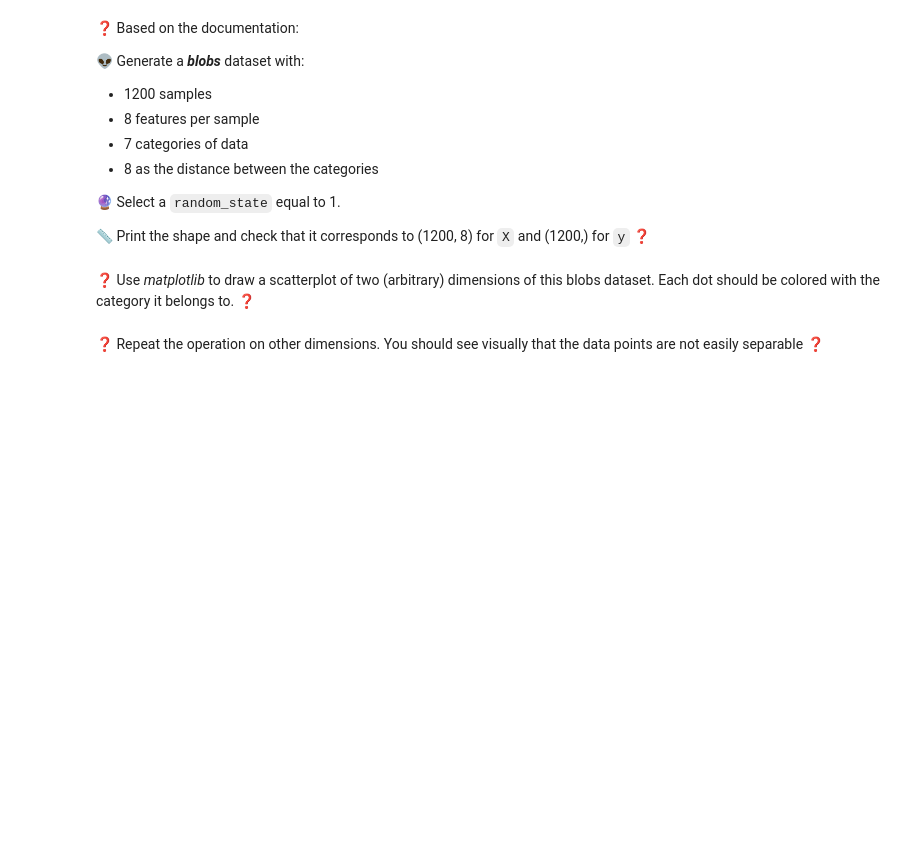
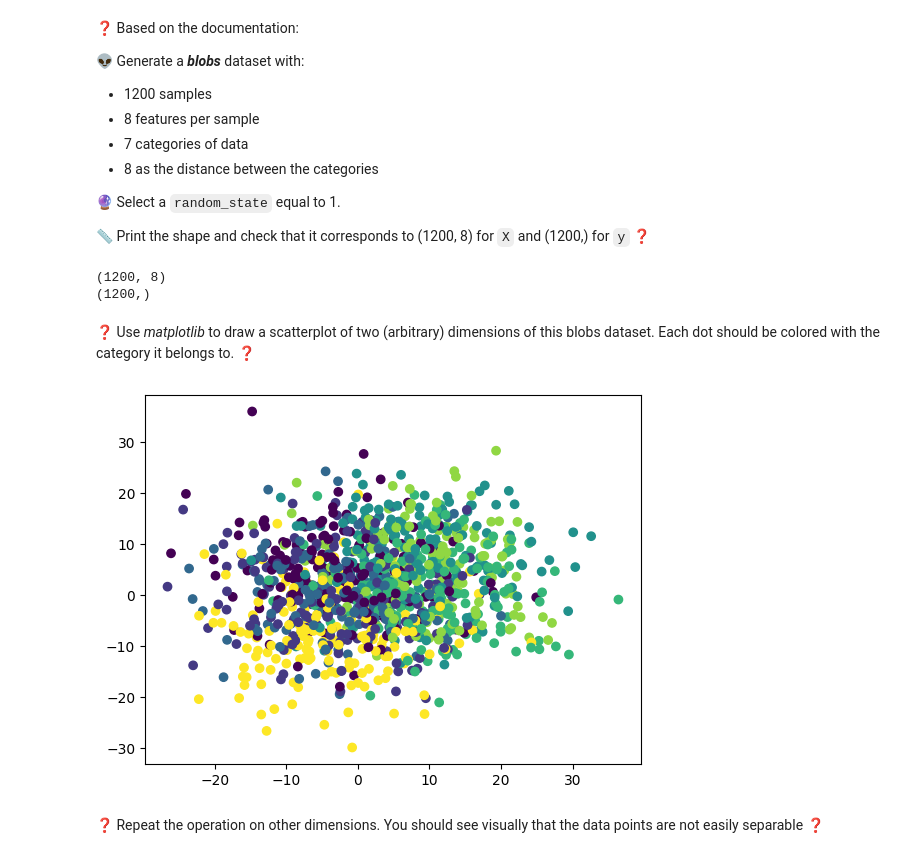
Before and after one commit to tanushrin/data-multiclass-classification, a Jupyter notebook: multiclass_classification.ipynb, the cells around one changed output. Drawn from its saved outputs; the diff is of its cells as text; code cells hidden in the pictures; blank space fills up the shorter version.

```diff
--- a/multiclass_classification.ipynb
+++ b/multiclass_classification.ipynb
@@ -35,2 +33,23 @@
+# %%
+# YOUR CODE HERE
+# Generate a blobs dataset with
+# 1200 samples,
+# 8 features per sample,
+# 7 categories,
+# 8 as the distance between cluster centers,
+# and random_state=1, and
+# print the shape of the data.
+
+# blobs dataset
+from sklearn.datasets import make_blobs
+
+X, y = make_blobs(
+    n_samples=1200, n_features=8, centers=7, cluster_std=8, random_state=1
+)
+print(X.shape)
+print(y.shape)
+# %% [output]
+(1200, 8)
+(1200,)
 # %% [markdown]
 ❓ Use _matplotlib_ to draw a scatterplot of two (arbitrary) dimensions of this blobs dataset. Each dot should be colored with the category it belongs to. ❓
@@ -39,2 +56,15 @@
+# %%
+# YOUR CODE HERE
+# Scatterplot of 2 arbitrary (different) features of the dataset. Each dot
+# should represent a sample, and the color of the dot should represent the
+# category of the sample.
+
+# scatterplot
+import matplotlib.pyplot as plt
+
+plt.scatter(X[:, 0], X[:, 1], c=y)
+plt.show()
+# %% [output]
+[figure, added]
 # %% [markdown]
 ❓ Repeat the operation on other dimensions. You should see visually that the data points are not easily separable ❓
```
Also changed, not shown: parts of 30 cells of this notebook.
